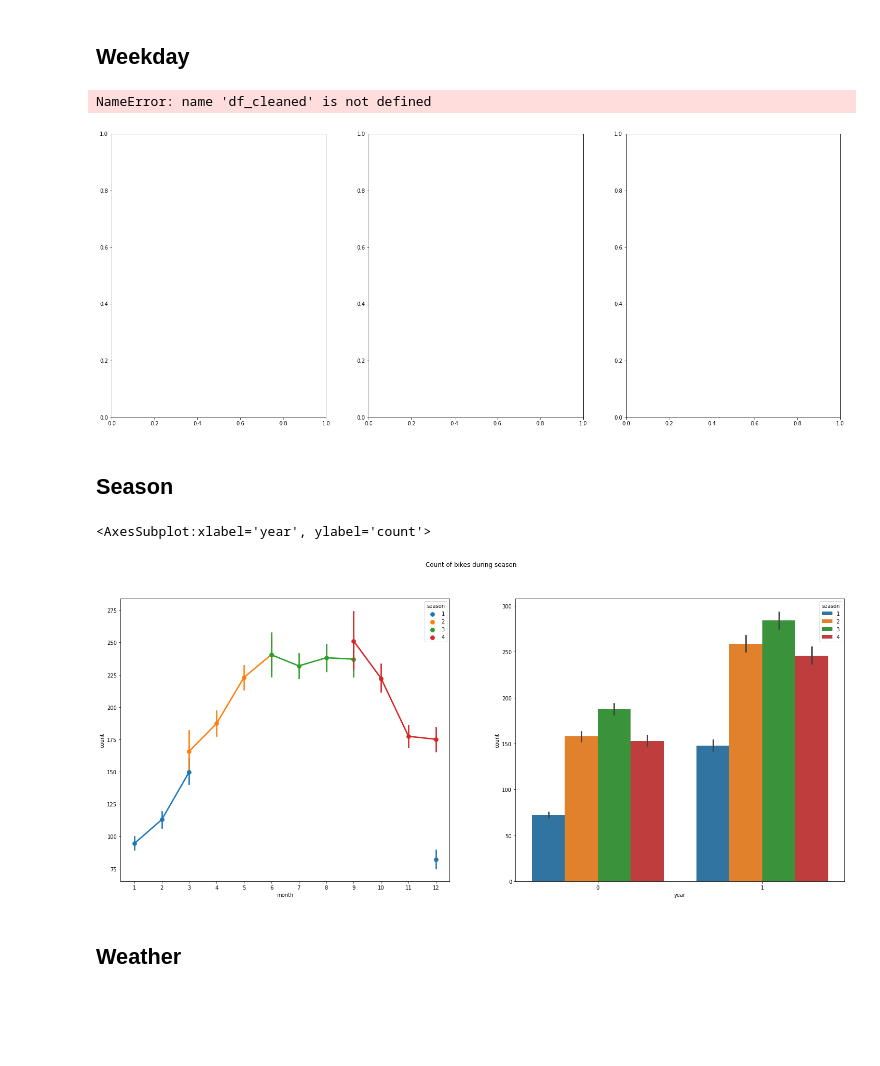
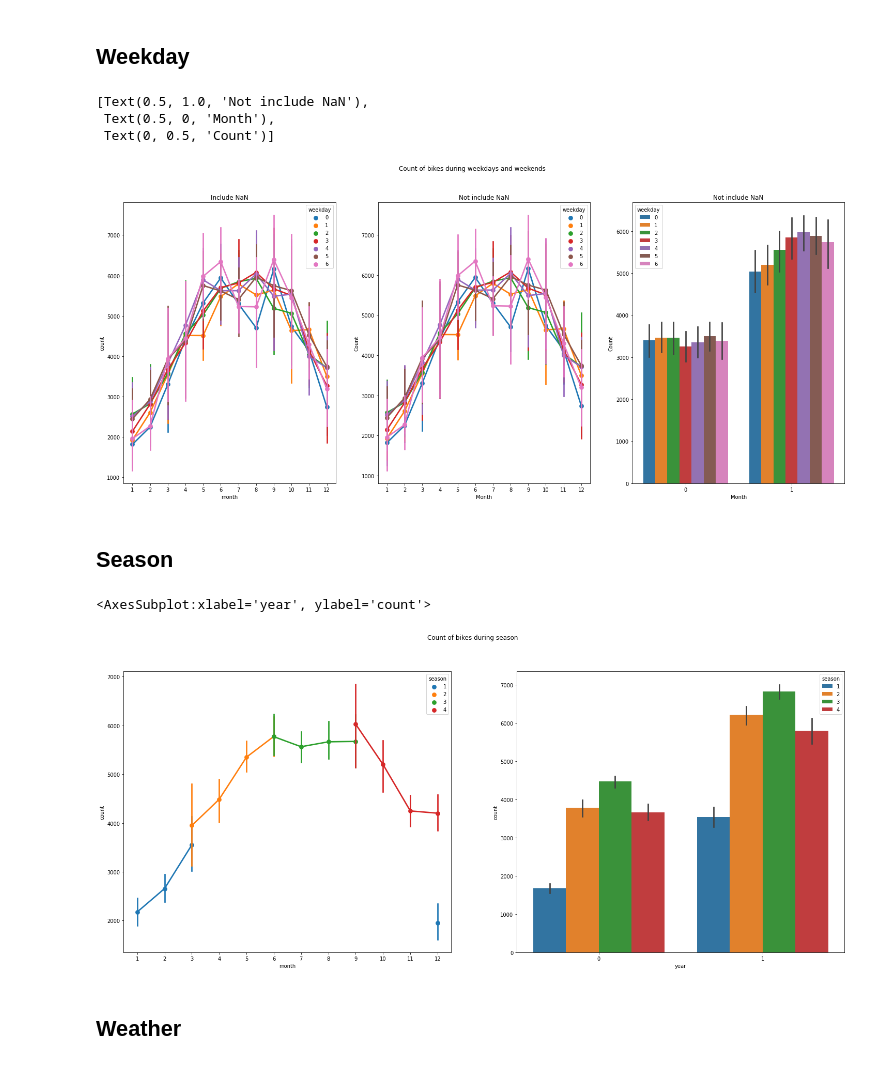
Before and after one commit to lianaling/bike-rental-forecast, a Jupyter notebook: notebooks/1.0 data-preprocessing.ipynb, the cells around one changed output. Drawn from its saved outputs; the diff is of its cells as text; code cells hidden in the pictures; blank space fills up the shorter version.

```diff
--- a/notebooks/1.0 data-preprocessing.ipynb
+++ b/notebooks/1.0 data-preprocessing.ipynb
@@ -134,24 +134,22 @@ import matplotlib.pyplot as plt
 ## Weekday
 # %%
 figure, axes = plt.subplots(1, 3, figsize = (25, 10))
-
-# Remove NaN
-# df_cleaned_no_null = df_cleaned[df_cleaned["hour"] != "NaN"]
-df_cleaned_no_null = df_day_data[df_day_data["hour"].isnull() != True]
 
 figure.suptitle("Count of bikes during weekdays and weekends")
 
 sns.pointplot(data = df_day_data, x = 'month', y = 'count', hue = 'weekday', ax = axes[0])
 axes[0].set(title = 'Include NaN')
 
-sns.pointplot(data = df_cleaned_no_null, x = 'month', y = 'count', hue = 'weekday', ax = axes[1])
+sns.pointplot(data = df_day_data, x = 'month', y = 'count', hue = 'weekday', ax = axes[1])
 axes[1].set(title = 'Not include NaN', xlabel = 'Month', ylabel = 'Count')
 
-sns.barplot(data = df_cleaned_no_null, x = 'year', y = 'count', hue = 'weekday', ax = axes[2])
+sns.barplot(data = df_day_data, x = 'year', y = 'count', hue = 'weekday', ax = axes[2])
 axes[2].set(title = 'Not include NaN', xlabel = 'Month', ylabel = 'Count')
 # %% [output]
-NameError: name 'df_cleaned' is not defined
+[Text(0.5, 1.0, 'Not include NaN'),
+ Text(0.5, 0, 'Month'),
+ Text(0, 0.5, 'Count')]
-[figure, old version]
+[figure, new version]
 # %% [markdown]
 ## Season
 # %%
@@ -159,12 +157,12 @@ figure, axes = plt.subplots(1, 2, figsize = (25, 10))
 
 figure.suptitle("Count of bikes during season")
 
-sns.pointplot(data = df_cleaned_no_null, x = 'month', y = 'count', hue = 'season', ax = axes[0])
+sns.pointplot(data = df_day_data, x = 'month', y = 'count', hue = 'season', ax = axes[0])
 
-sns.barplot(data = df_cleaned_no_null, x = 'year', y = 'count', hue = 'season', ax = axes[1])
+sns.barplot(data = df_day_data, x = 'year', y = 'count', hue = 'season', ax = axes[1])
 # %% [output]
 <AxesSubplot:xlabel='year', ylabel='count'>
-[figure, old version]
+[figure, new version]
 # %% [markdown]
 ## Weather
 # %%
```
Also changed, not shown: parts of 4 cells of this notebook.
